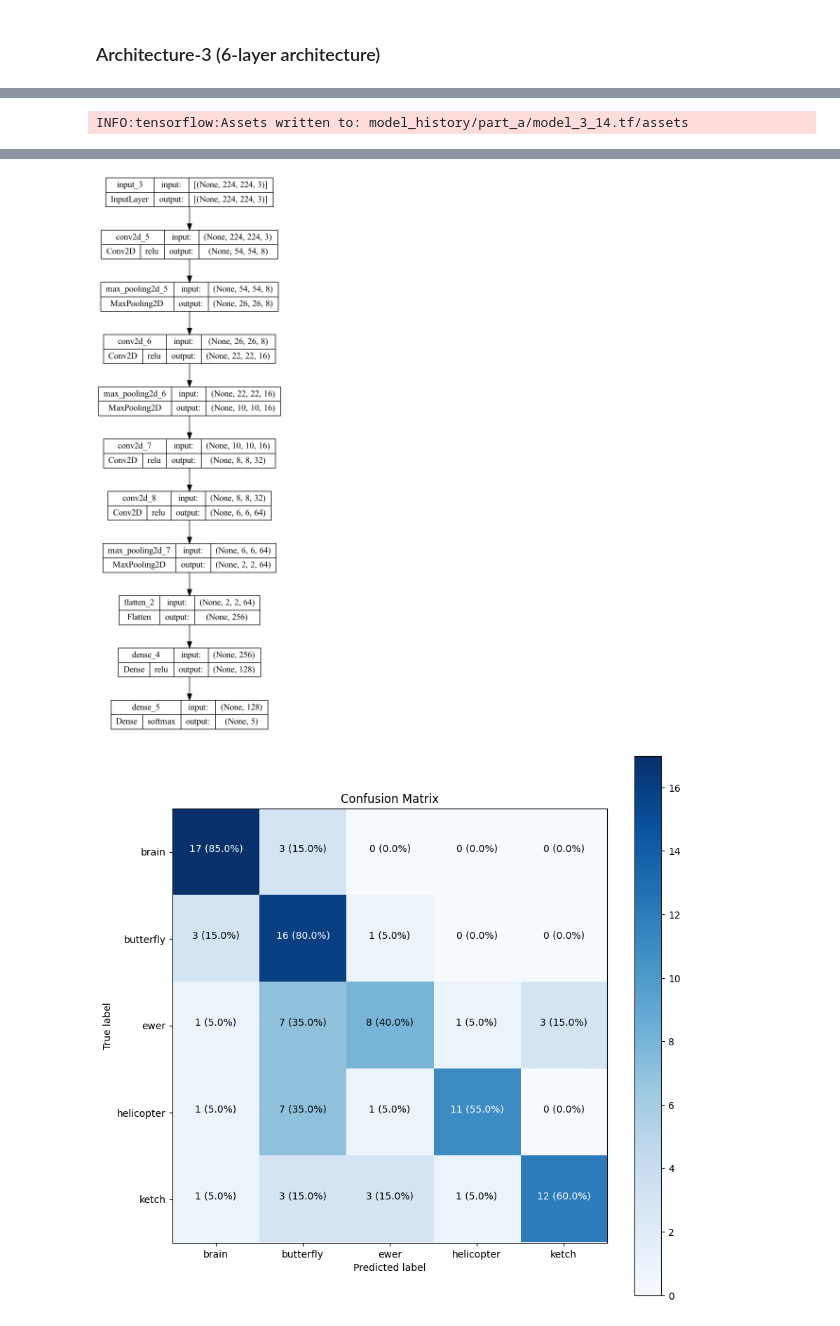
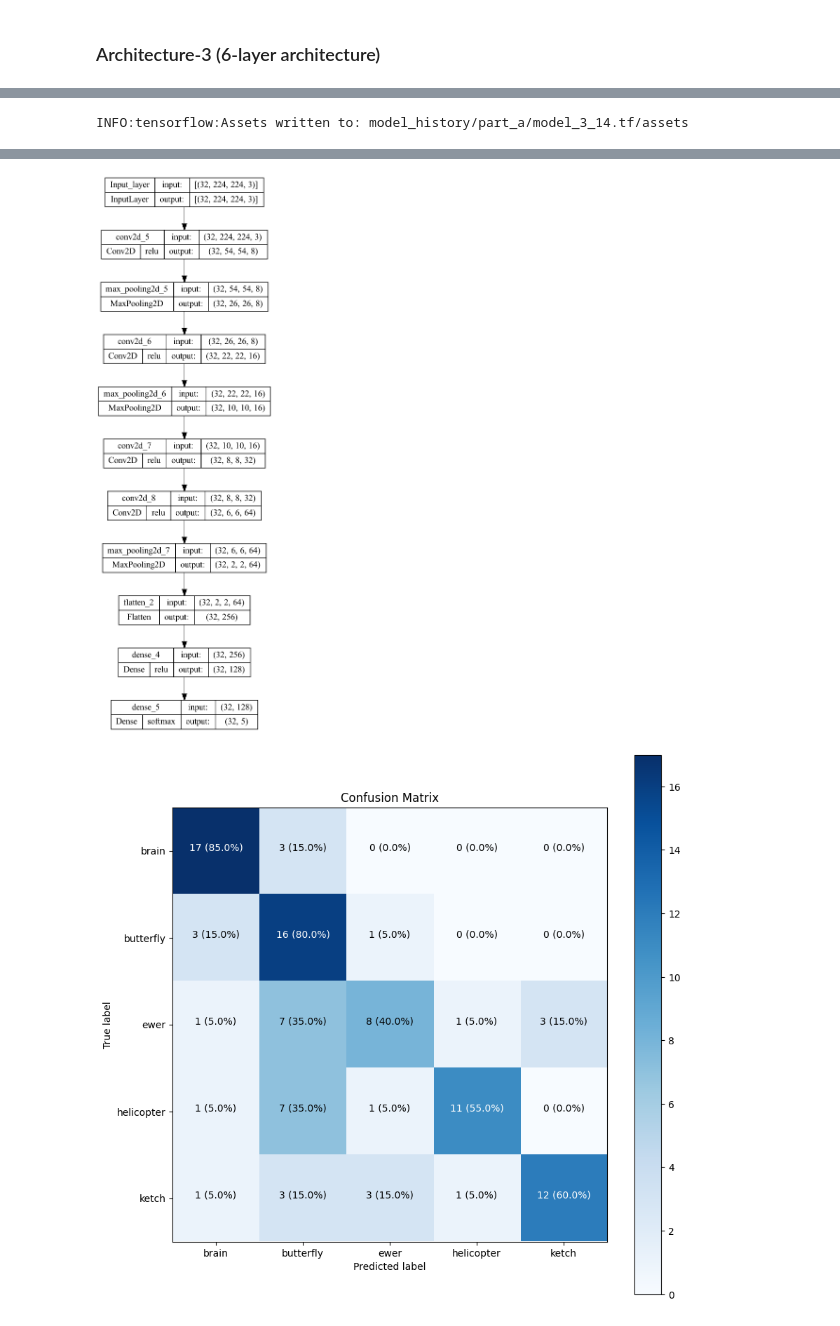
Before and after one commit to yashgupta1299/Object-Insight, a Jupyter notebook: a.ipynb, the cells around one changed output, grey strips where cells are left out. Cells and saved outputs as stored; diff of their text form; code cells hidden in the pictures.

```diff
--- a/a.ipynb
+++ b/a.ipynb
@@ -44,6 +44,7 @@ batch_size_val = 32
 threshold_val = 1e-4
 
 IMG_SIZE = (224, 224)
+CHANNELS = 3
 checkpoint_path = ''
 train_dir = 'Group_20/train'
 test_dir = 'Group_20/test'
@@ -483,25 +636,13 @@ Test Accuracy for model: 62.00%
 # %%
+# %%script echo skipping
+
 tf.random.set_seed(random_state_global)
 
-model_3 = keras.models.Sequential([
-  keras.layers.InputLayer(input_shape=(224, 224, 3)), # first layer specifies input shape (height, width, colour channels)
+model_3 = CNN_III(m_name='model_3')
 
-  keras.layers.Conv2D(filters=8, kernel_size=11, strides=4, activation="relu", kernel_initializer=initializer_1),
-  keras.layers.MaxPool2D(pool_size=3, strides=2),
-
-  keras.layers.Conv2D(filters=16, kernel_size=5, strides=1, activation="relu", kernel_initializer=initializer_2),
-  keras.layers.MaxPool2D(pool_size=3, strides=2),
-
-  keras.layers.Conv2D(filters=32, kernel_size=3, strides=1, activation="relu", kernel_initializer=initializer_3),
-
-  keras.layers.Conv2D(filters=64, kernel_size=3, strides=1, activation="relu", kernel_initializer=initializer_4),
-  keras.layers.MaxPool2D(pool_size=3, strides=2),
-
-  keras.layers.Flatten(),
-  keras.layers.Dense(128, activation="relu", kernel_initializer=initializer_5),
-
-  keras.layers.Dense(5, activation="softmax", kernel_initializer=initializer_6) # binary activation output
-], name="model_3")
+# Build the model
+model_3.build(input_shape=(batch_size_val, IMG_SIZE[0], IMG_SIZE[1], CHANNELS))
+model_3.summary()
 
 # Compile the model
 model_3.compile(loss="categorical_crossentropy",
@@ -521,5 +662,5 @@ history_3 = model_3.fit(train_data,
 
 df_history_3 = pd.DataFrame(history_3.history)
 showResults(model_3, df_history_3)
-plot_model(model_3,to_file=f'model_images/model.png', show_shapes=True, show_layer_activations=True, expand_nested=True)
+plot_model(model_3.build_graph(),to_file=f'model_images/model.png', show_shapes=True, show_layer_activations=True, expand_nested=True)
 # %% [output]
@@ -555,4 +716,4 @@ Test Accuracy for model: 64.00%
-[figure, old version]
+[figure, new version]
 [figure]
 # %%
 delete_folder_contents(pathfinal2)
```
Also changed, not shown: parts of 10 cells of this notebook, 12 other files.
